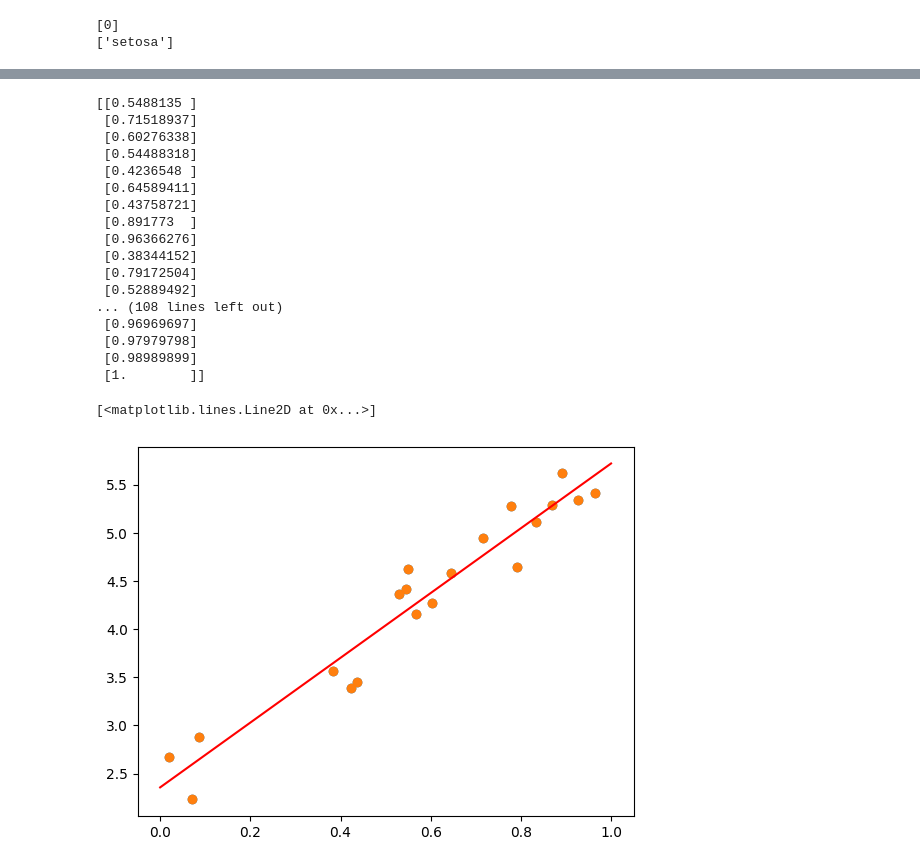
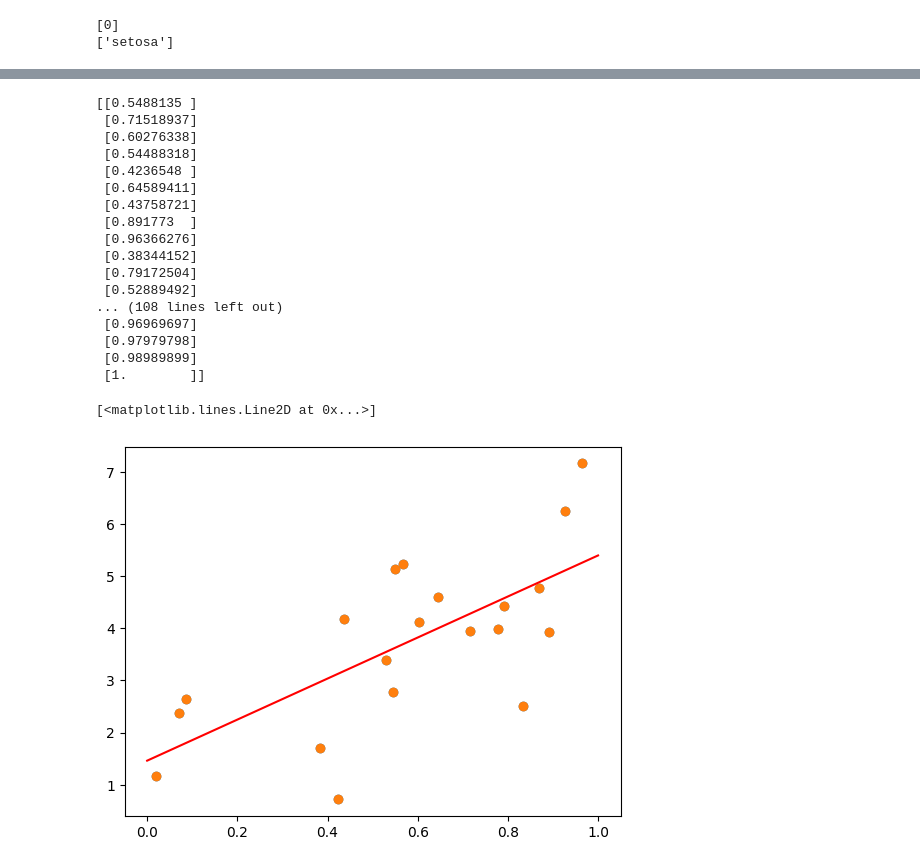
Before and after one commit to ahmdbnrsl/From-Python-to-ML, a Jupyter notebook: BASIC_ML/basic_sklearn.ipynb, the cells around one changed output, grey strips where cells are left out. Drawn from its saved outputs; the diff is of its cells as text; code cells hidden in the pictures.

```diff
--- a/BASIC_ML/basic_sklearn.ipynb
+++ b/BASIC_ML/basic_sklearn.ipynb
@@ -149,35 +159,35 @@ np.random.seed(0)
 
 X = np.random.random(size=(20, 1))
 print(X)
-y = 3 * X.squeeze() + 2 + np.random.rand(20)
+y = 3 * X.squeeze() + 2 + np.random.randn(20)
 print(y)
 plt.scatter(X, y)
 
 model = LinearRegression()
 
 model.fit(X, y)
 X_fit = np.linspace(0,1,100)[:, np.newaxis]
 print(X_fit)
 y_fit = model.predict(X_fit)
 plt.scatter(X, y)
 plt.plot(X_fit.squeeze(), y_fit, color="red")
 # %% [output]
 [[0.5488135 ]
  [0.71518937]
  [0.60276338]
  [0.54488318]
  [0.4236548 ]
  [0.64589411]
  [0.43758721]
  [0.891773  ]
  [0.96366276]
  [0.38344152]
  [0.79172504]
  [0.52889492]
 ... (108 lines left out)
  [0.96969697]
  [0.97979798]
  [0.98989899]
  [1.        ]]
 [<matplotlib.lines.Line2D at 0x...>]
-[figure, old version]
+[figure, new version]
```
Also changed, not shown: parts of 5 cells of this notebook.
